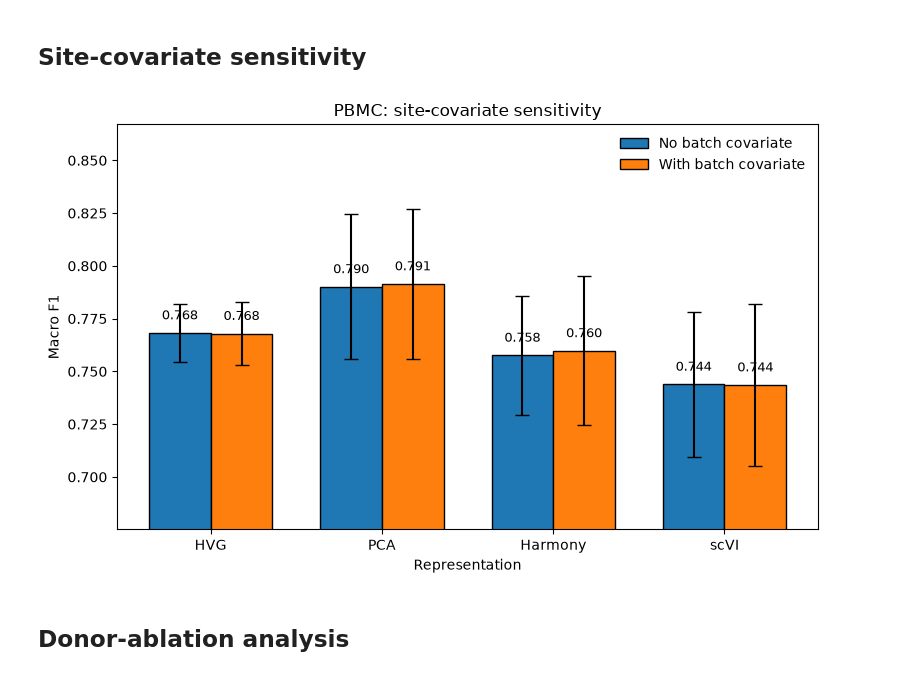
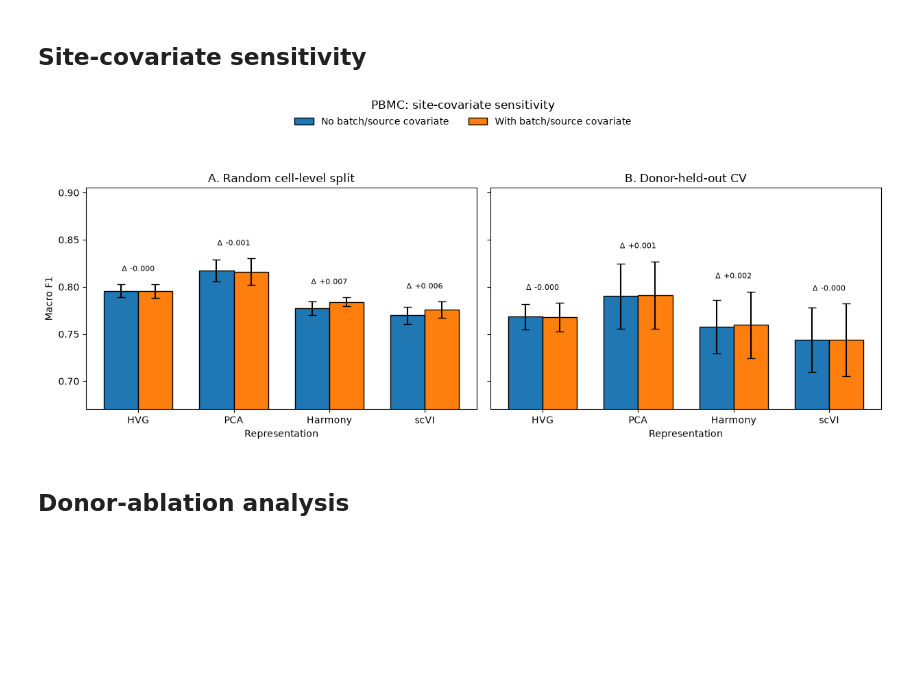
Before and after one commit to danielchen05/scRNA-cross-donor-generalization, a Jupyter notebook: notebooks/figures/pbmc_manuscript_figures.ipynb, the cells around one changed output. Drawn from its saved outputs; the diff is of its cells as text; code cells hidden in the pictures; blank space fills up the shorter version.

```diff
--- a/notebooks/figures/pbmc_manuscript_figures.ipynb
+++ b/notebooks/figures/pbmc_manuscript_figures.ipynb
@@ -189,15 +189,15 @@ plt.show()
 # %% [markdown]
 ## Site-covariate sensitivity
 # %%
-plot_batch_covariate_comparison(
+plot_batch_covariate_by_scheme(
     PRIMARY_DIR / "donor_cv/metrics.csv",
     SITE_DIR / "donor_cv/metrics.csv",
     out_file=FIG_DIR / "pbmc_site_covariate_sensitivity.pdf",
     title="PBMC: site-covariate sensitivity",
 )
 plt.show()
 # %% [output]
-[figure, old version]
+[figure, new version]
 # %% [markdown]
 ## Donor-ablation analysis
 # %%
```
Also changed, not shown: parts of 14 cells of this notebook, 52 other files.
